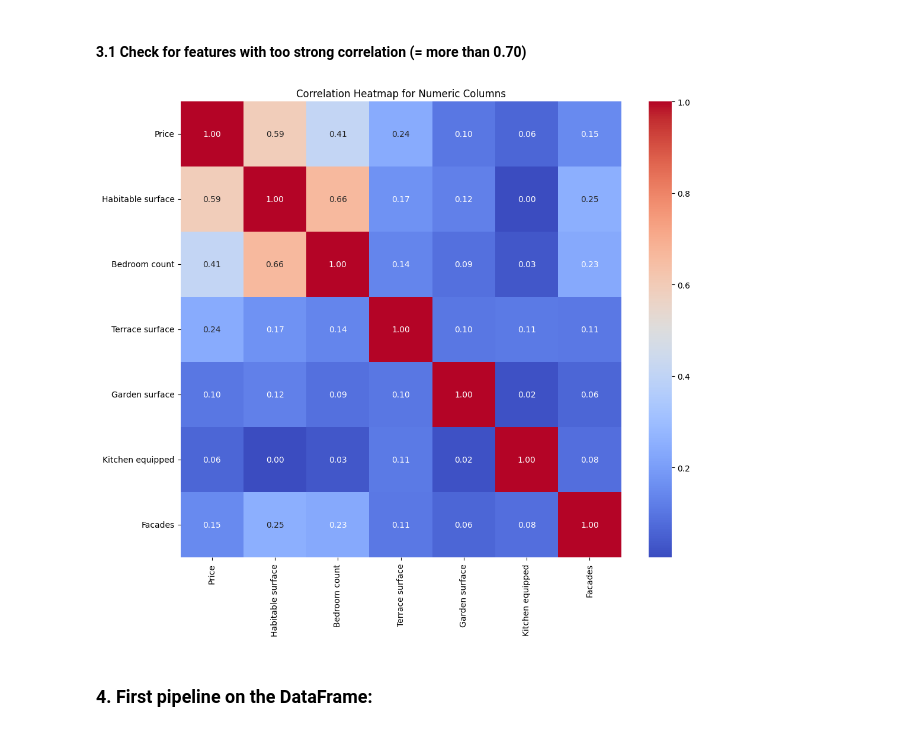
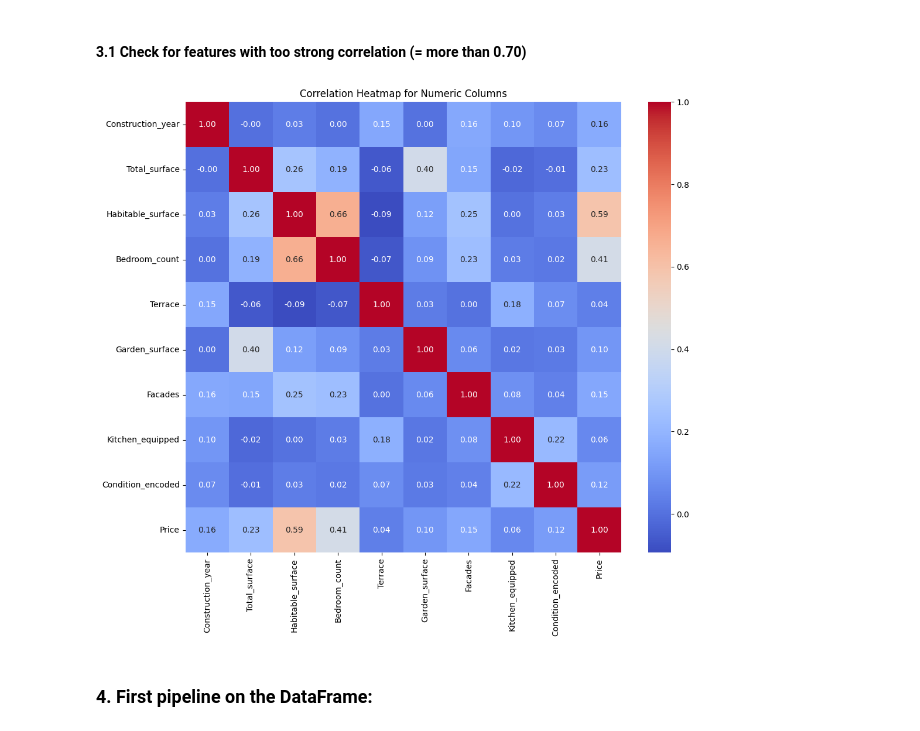
Before and after one commit to Sam-Veldeman/immo-data-processing, a Jupyter notebook: model-building/Immo-model.ipynb, the cells around one changed output. Drawn from its saved outputs; the diff is of its cells as text; code cells hidden in the pictures.

```diff
--- a/model-building/Immo-model.ipynb
+++ b/model-building/Immo-model.ipynb
@@ -56,11 +57,12 @@ memory usage: 4.9+ MB
 ### 3. Clean data via clean_data.py:
 # %%
 drop_columns=[
-            'Street', 'Housenumber', 'Box', 'City', 'Subtype', 'Location area', 'Region',
-            'District', 'Province', 'Type of sale', 'Garden', 'Kitchen type', 'EPC score', 'Latitude',
-            'Longitude', 'Property url'
+            'Street', 'Housenumber', 'Box', 'City', 'Subtype', 'Location_area', 'Region',
+            'District', 'Province', 'Type_of_sale', 'Garden', 'Kitchen_type', 'EPC_score', 'Latitude',
+            'Longitude', 'Property_url'
             ]
-df, df_house, df_apt = run_cleanup(df)
+df_cleaned, df_house, df_apt = run_cleanup(df)
+df.info()
 # %% [output]
 Step 1 trans_to_bool:
 Df rows after step 1: 19963
@@ -82,18 +101,19 @@ Amount of rows in df_apt: 6246
 # %%
 df_apt= df_apt.drop(columns= [
-            'Type', 'Garden surface', 'SwimmingPool', 'Condition', 'Postalcode', 'Street', 'Housenumber',
-            'Box', 'City', 'Subtype', 'Location area', 'Region', 'District', 'Province', 'Type of sale',
-            'Garden', 'Kitchen type', 'EPC score', 'Latitude', 'Longitude', 'Property url'
+            'Type', 'SwimmingPool', 'Condition', 'Street', 'Housenumber',
+            'Box', 'City', 'Subtype', 'Location_area', 'District', 'Type_of_sale',
+            'Garden', 'Kitchen_type', 'EPC_score', 'Latitude', 'Longitude', 'Property_url'
             ])
 df_house= df_house.drop(columns= [
-            'Type', 'Floor', 'Condition', 'Postalcode', 'Floor', 'Street', 'Housenumber', 'Box', 'City', 'Subtype',
-            'Location area', 'Region', 'District', 'Province', 'Type of sale', 'Garden', 'Kitchen type',
-            'EPC score', 'Latitude','Longitude', 'Property url'
+            'Type', 'Floor', 'Condition', 'Street', 'Housenumber', 'Box', 'City', 'Subtype',
+            'Location_area', 'District', 'Type_of_sale', 'Garden', 'Kitchen_type',
+            'EPC_score', 'Latitude','Longitude', 'Property_url', 'SwimmingPool'
             ])
-df= df.drop(columns=[
-            'Type', 'Postalcode', 'Condition', 'Street', 'Housenumber', 'Box', 'City', 'Subtype', 'Location area',
-            'Region', 'District', 'Province', 'Type of sale', 'Garden', 'Kitchen type', 'EPC score', 'Latitude',
-            'Longitude', 'Property url'
+df_cleaned= df_cleaned.drop(columns=[
+            'Condition', 'Street', 'Housenumber', 'Box', 'City', 'Subtype', 'Location_area',
+            'District', 'Type_of_sale', 'Garden', 'Kitchen_type', 'EPC_score', 'Latitude',
+            'Longitude', 'Property_url', 'Floor', 'Furnished', 'Fireplace', 'Terrace_surface',
+            'SwimmingPool'
             ])
 # %%
 df_house.info()
@@ -160,0 +357,2 @@ memory usage: 1.5 MB
+# %%
+df_cleaned['Postalcode']= df_cleaned['Postalcode'].astype('str')
@@ -197,25 +476,25 @@ dtype: int64
 # %% [markdown]
 #### 3.1 Check for features with too strong correlation (= more than 0.70)
 # %%
-house_columns = ['Price', 'Habitable surface', 'Bedroom count', 'Terrace surface', 'Garden surface', 'Kitchen equipped', 'Facades']
+columns = ['Construction_year', 'Total_surface', 'Habitable_surface', 'Bedroom_count', 'Terrace', 'Garden_surface', 'Facades', 'Kitchen_equipped', 'Condition_encoded', 'Price']
 #numeric_df = df.select_dtypes(include=[float, int])
-numeric_df = df[house_columns]
+numeric_df = df_cleaned[columns]
 # Compute the correlation matrix for the numeric columns
 correlation_matrix = numeric_df.corr()
 
 # Set up the matplotlib figure
 plt.figure(figsize=(12, 10))
 
 # Create the heatmap using seaborn
 sns.heatmap(correlation_matrix, annot=True, cmap="coolwarm", fmt=".2f")
 
 # Add a title to the heatmap
 plt.title("Correlation Heatmap for Numeric Columns")
 
 # Show the plot
 plt.show()
 # %% [output]
-[figure, old version]
+[figure, new version]
 # %% [markdown]
 ### 4. First pipeline on the DataFrame:
 # %% [markdown]
```
Also changed, not shown: parts of 22 cells of this notebook, 18 other files.
